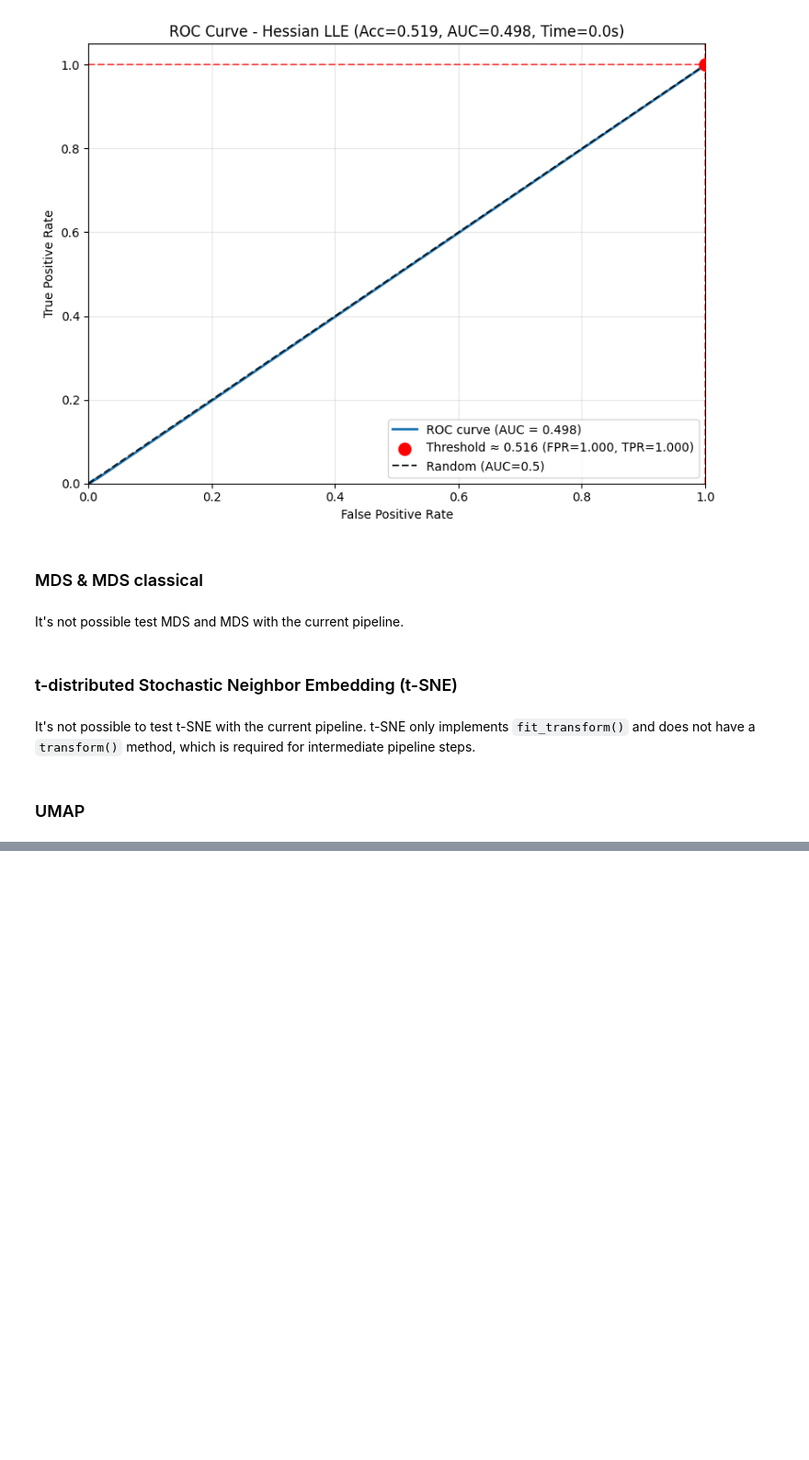
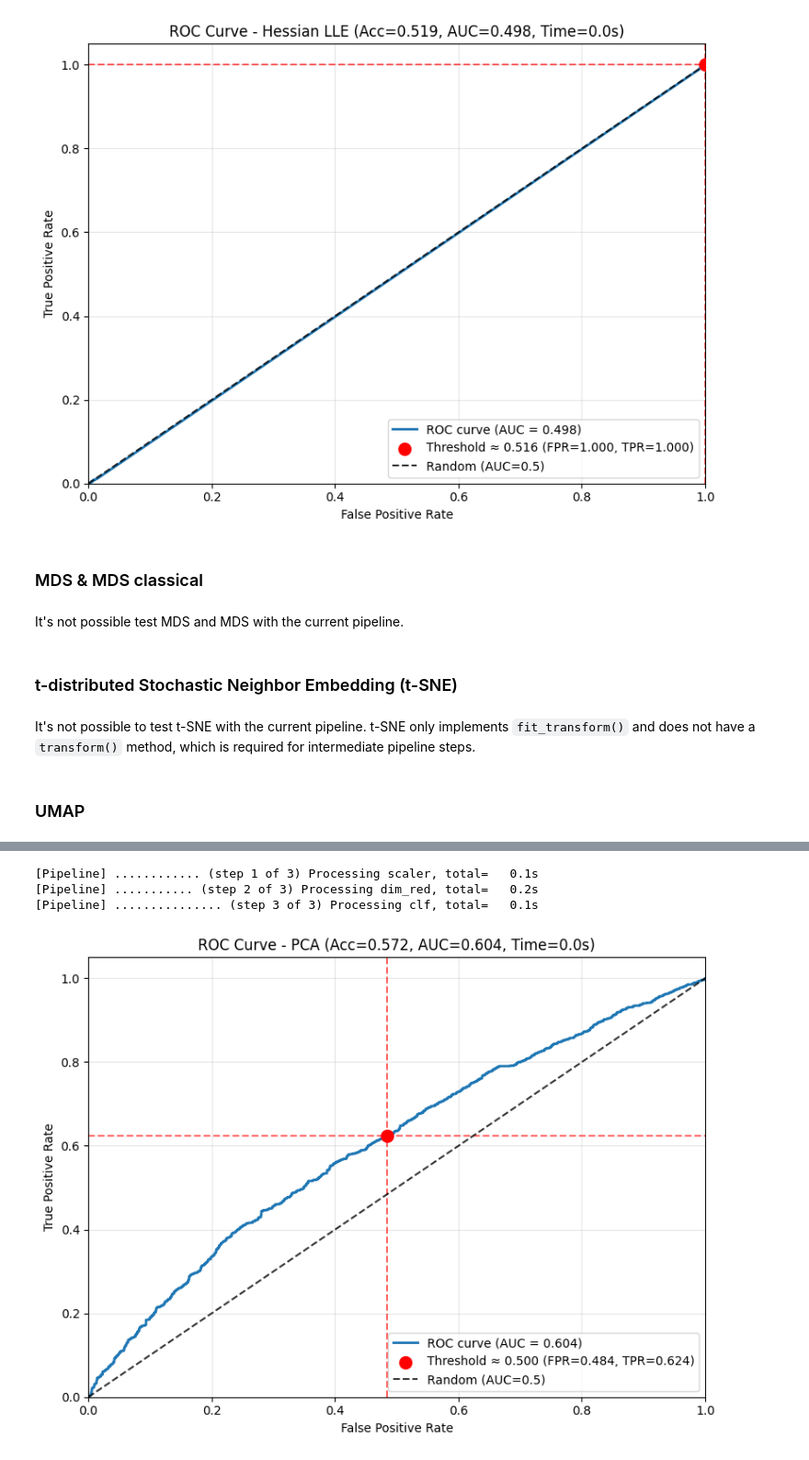
Before and after one commit to davidsmv/MachineLearningPortfolio, a Jupyter notebook: dimensionality_reduction/High_Dimensional_Datascape.ipynb, the cells around one changed output, grey strips where cells are left out. Shown at 92% size. Drawn from its saved outputs; the diff is of its cells as text; code cells hidden in the pictures; blank space fills up the shorter version.

```diff
--- a/dimensionality_reduction/High_Dimensional_Datascape.ipynb
+++ b/dimensionality_reduction/High_Dimensional_Datascape.ipynb
@@ -840,0 +821,32 @@ n_jobs value 1 overridden to 1 by setting random_state. Use no seed for parallel
+# %%
+model_name = "PCA"
+# %%
+from sklearn.decomposition import PCA
+from skopt import BayesSearchCV
+from skopt.space import Integer
+
+if should_evaluate(model_name):
+    search_spaces = {
+        'dim_red__n_components': Integer(2, 536)
+    }
+
+    opt = BayesSearchCV(
+        get_pipeline(PCA(random_state=42)),
+        search_spaces,
+        n_iter=20,
+        cv=3,
+        scoring='accuracy',
+        n_jobs=-1,
+        random_state=42,
+        verbose=1
+    )
+
+    opt.fit(X_train, y_train)
+    print("Best parameters:", opt.best_params_)
+    print("Best Accuracy:", opt.best_score_)
+
+    # Save parameters
+    n_components = opt.best_params_['dim_red__n_components']
+else:
+    print("Best parameters: OrderedDict([('dim_red__n_components', 134)])")
+    print("Best Accuracy: 0.5654238234883396")
@@ -840,0 +871,16 @@ n_jobs value 1 overridden to 1 by setting random_state. Use no seed for parallel
+# %%
+if should_evaluate(model_name):
+    best_pca = PCA(n_components=n_components, random_state=42)
+    pipe_pca = get_pipeline(best_pca)
+    pipe_pca.fit(X_train, y_train)
+    y_pred_pca = pipe_pca.predict(X_test)
+    y_score_pca = pipe_pca.predict_proba(X_test)[:,1]
+    evaluate_and_save_results(model_name, y_test, y_pred_pca, y_score_pca, 0.0)
+else:
+    print(f"Results for '{model_name}' already exist. Loading and plotting...")
+plot_model(model_name)
+# %% [output]
+[Pipeline] ............ (step 1 of 3) Processing scaler, total=   0.1s
+[Pipeline] ........... (step 2 of 3) Processing dim_red, total=   0.2s
+[Pipeline] ............... (step 3 of 3) Processing clf, total=   0.1s
+[figure, added]
```
Also changed, not shown: parts of 5 cells of this notebook, 1 other file.
